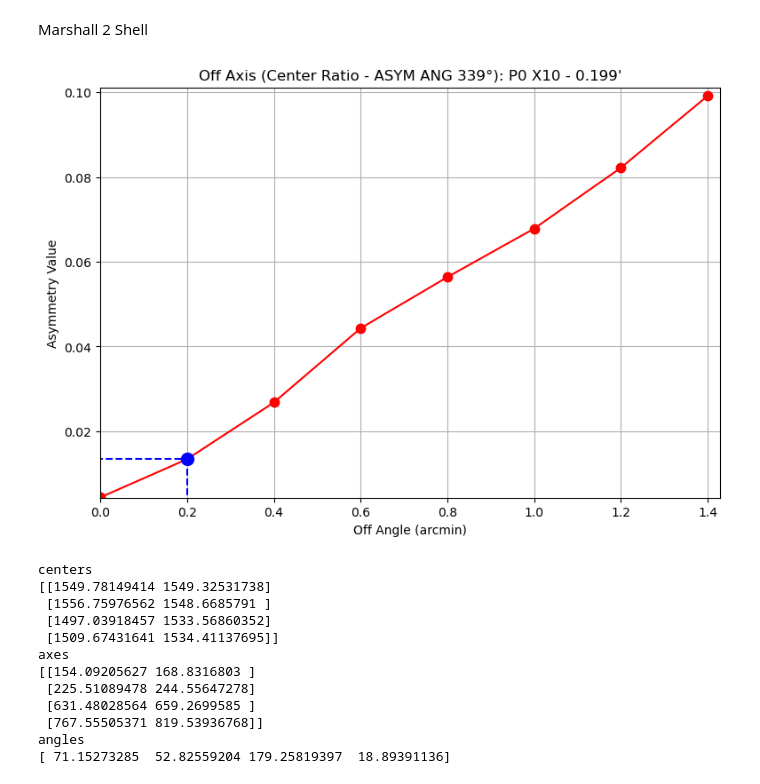
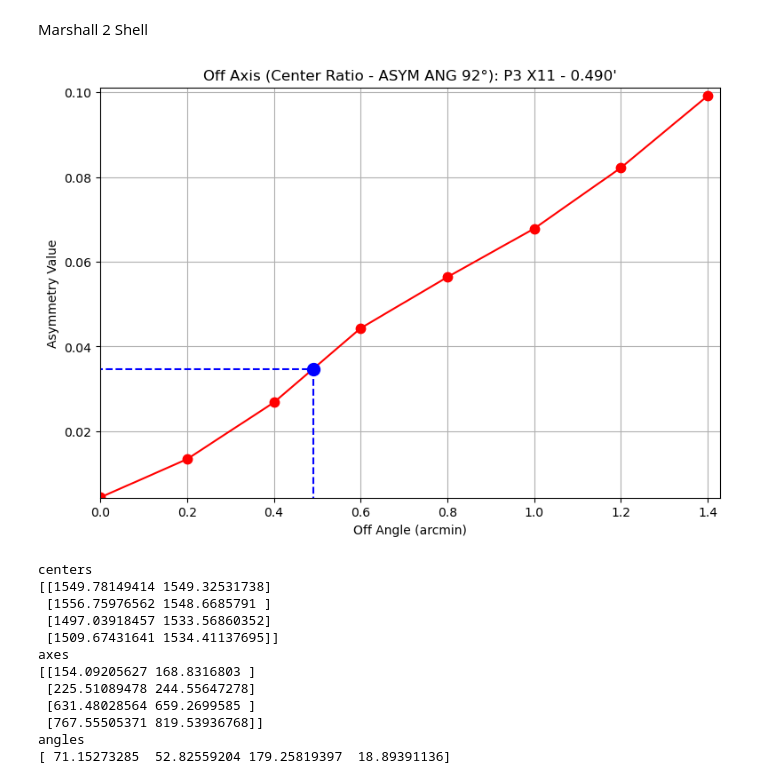
Before and after one commit to dannysun91/opal_foxsi, a Jupyter notebook: python_code/off_angle.ipynb, the cells around one changed output. Saved outputs shown, nothing was run; the diff lists cells and outputs as text; code cells hidden in the pictures.

```diff
--- a/python_code/off_angle.ipynb
+++ b/python_code/off_angle.ipynb
@@ -222,36 +222,36 @@ plt.show()
 # %% [markdown]
 Marshall 2 Shell
 # %%
-data_offaxis = 0.01340576833453092
-ang_offaxis = 338.66669635035765
+data_offaxis = 0.034677449135629305
+ang_offaxis = 91.82499018284784
 
 sim_offaxis = np.array([0.004404829819715174,0.013435962279179257,0.026812345979480515,0.04432791847398074,0.05639705920685293,0.0678383931662594,0.08220290778500289,0.09917082769916032])
 sim_angles = np.array([0,0.2,0.4,0.6,0.8,1.0,1.2,1.4])
 lab_offaxis  = 'Center Ratio'
 
-pos = 0
-xmod = 10
+pos = 3
+xmod = 11
 
 offangle = np.interp(data_offaxis,sim_offaxis,sim_angles)
 
 plt.figure(figsize=(9,6))
 plt.plot(sim_angles,sim_offaxis,'r.-',markersize=15)
 plt.plot([-1,offangle],[data_offaxis,data_offaxis],'b--')
 plt.plot([offangle,offangle],[data_offaxis,sim_offaxis[0]*.98],'b--')
 plt.plot(offangle,data_offaxis,'b.',markersize=20)
 plt.xlim([sim_angles[0]*.98,sim_angles[-1]*1.02])
 plt.ylim([sim_offaxis[0]*.98,sim_offaxis[-1]*1.02])
 # plt.xlim([sim_angles[0]*.98,1.9])
 # plt.ylim([sim_offaxis[0]*.98,.105])
 #plt.xlim(10.5,13.0)
 #plt.ylim(.3,.4)
 plt.grid()
 plt.xlabel('Off Angle (arcmin)')
 plt.ylabel('Asymmetry Value')
 plt.title("Off Axis ("+lab_offaxis+" - ASYM ANG {:.0f}°".format(ang_offaxis)+"): P"+str(pos)+ " X"+str(xmod)+ " - {:.3f}\'".format(offangle))
 plt.show()
 # %% [output]
-[figure, old version]
+[figure, new version]
 # %%
 from numpy import load
 
```
Also changed, not shown: parts of 3 cells of this notebook, 2 other files.
